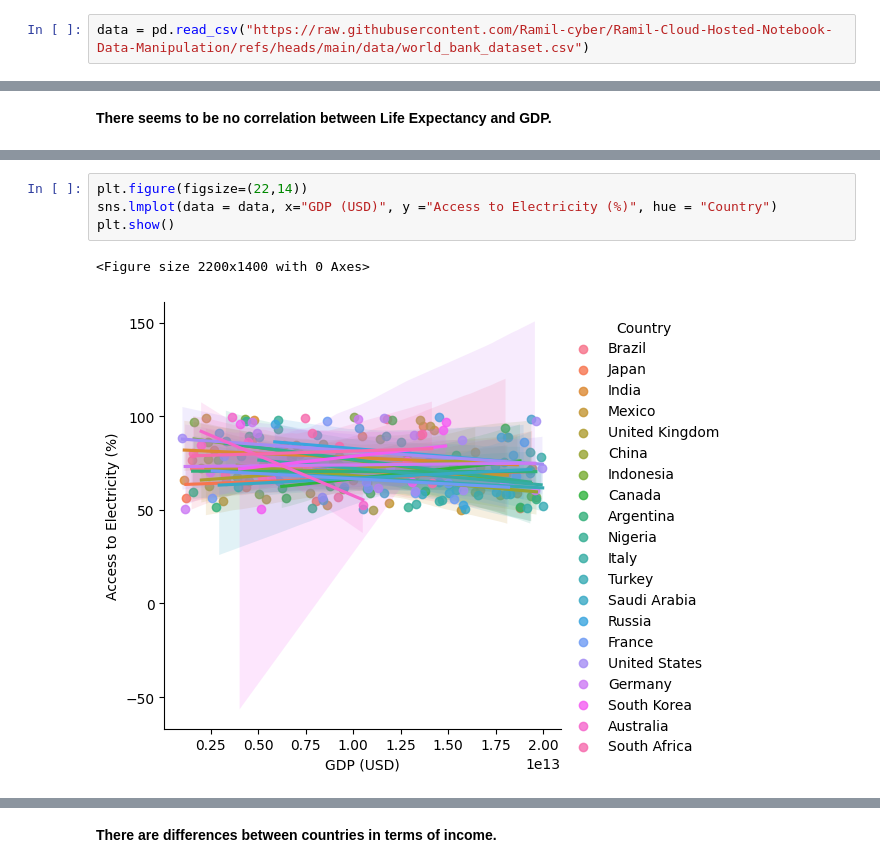
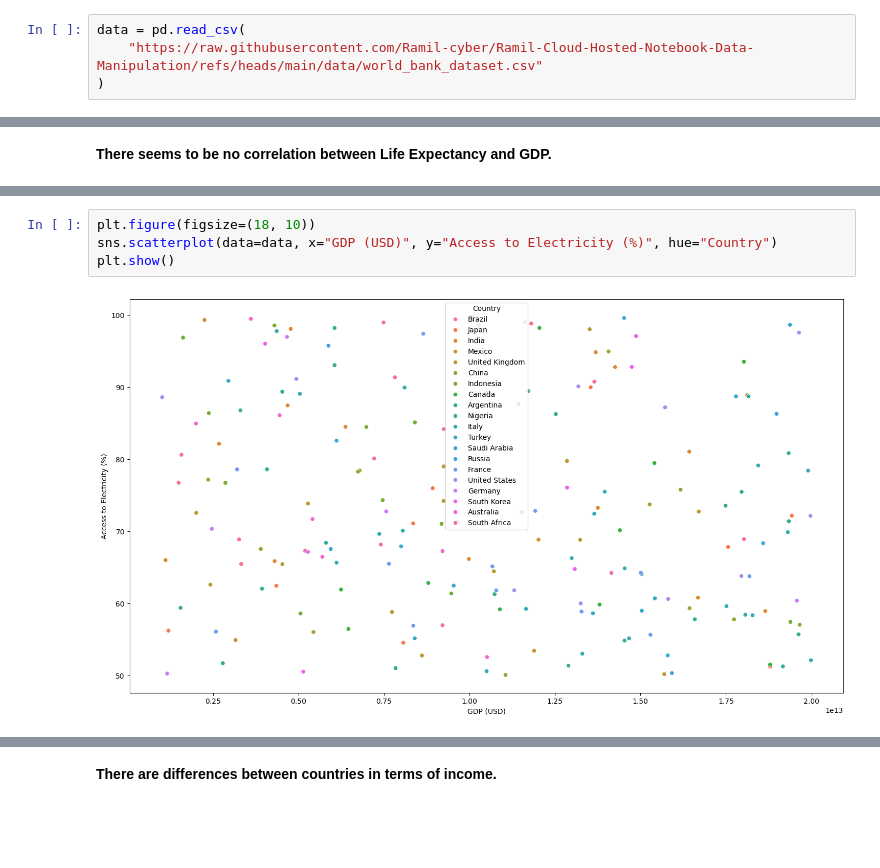
Before and after one commit to Ramil-cyber/Ramil-Cloud-Hosted-Notebooks-and-Principled-Leadership, a Jupyter notebook: Ramil_IDS_706_Cloud_Hosted_Notebook_Data_Manipulation.ipynb, the cells around one changed output, grey strips where cells are left out. Cells and saved outputs as stored; diff of their text form; blank space fills up the shorter version.

```diff
--- a/Ramil_IDS_706_Cloud_Hosted_Notebook_Data_Manipulation.ipynb
+++ b/Ramil_IDS_706_Cloud_Hosted_Notebook_Data_Manipulation.ipynb
@@ -13,6 +13,8 @@ import os
 # %% [markdown]
 # Data Load and Overview
 # %%
-data = pd.read_csv("https://raw.githubusercontent.com/Ramil-cyber/Ramil-Cloud-Hosted-Notebook-Data-Manipulation/refs/heads/main/data/world_bank_dataset.csv")
+data = pd.read_csv(
+    "https://raw.githubusercontent.com/Ramil-cyber/Ramil-Cloud-Hosted-Notebook-Data-Manipulation/refs/heads/main/data/world_bank_dataset.csv"
+)
 # %%
 assert len(data) > 0
@@ -116,10 +122,9 @@ sns.regplot(data = data, x="GDP (USD)", y ="Access to Electricity (%)")
 <Axes: xlabel='GDP (USD)', ylabel='Access to Electricity (%)'>
 [figure]
 # %%
-plt.figure(figsize=(22,14))
-sns.lmplot(data = data, x="GDP (USD)", y ="Access to Electricity (%)", hue = "Country")
+plt.figure(figsize=(18, 10))
+sns.scatterplot(data=data, x="GDP (USD)", y="Access to Electricity (%)", hue="Country")
 plt.show()
 # %% [output]
-<Figure size 2200x1400 with 0 Axes>
-[figure, old version]
+[figure, new version]
 # %%
```
Also changed, not shown: parts of 13 cells of this notebook, 4 other files.
